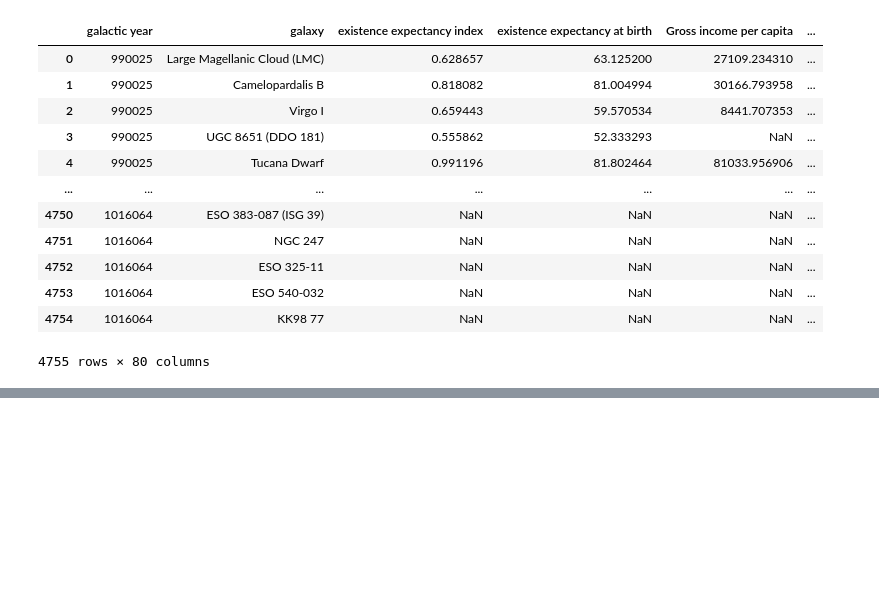
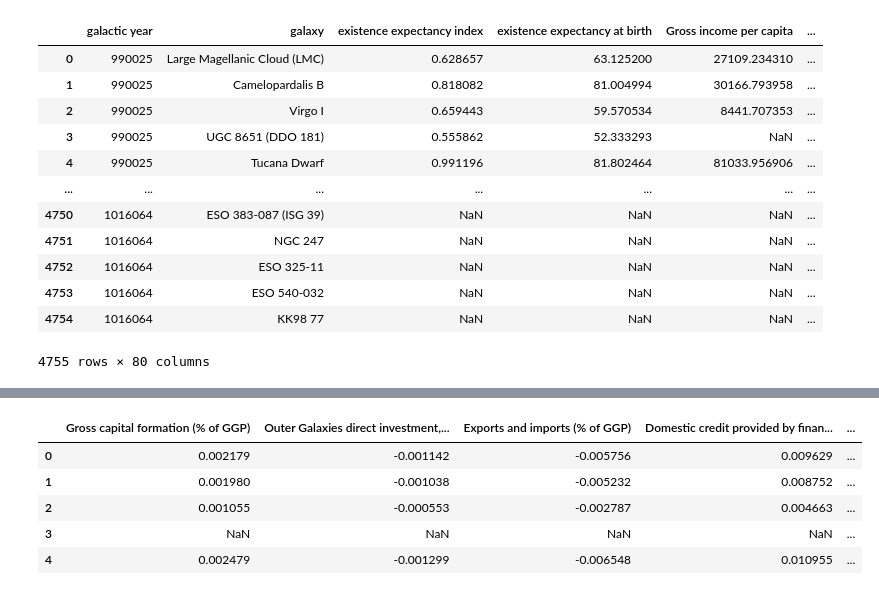
Before and after one commit to devrimcavusoglu/prohack, a Jupyter notebook: notebooks/eda/Exploring Feature Relations.ipynb, the cells around one changed output, grey strips where cells are left out. Drawn from its saved outputs; the diff is of its cells as text; code cells hidden in the pictures; blank space fills up the shorter version.

```diff
--- a/notebooks/eda/Exploring Feature Relations.ipynb
+++ b/notebooks/eda/Exploring Feature Relations.ipynb
@@ -182,0 +190,11 @@ Name: Gross income per capita, dtype: float64
+# %%
+X_pred_test = pd.DataFrame(distribute_test(ggp_test[y], lm.coef_),
+                           columns=X)
+X_pred_test.head()
+# %% [output]
+|  | Gross capital formation (% of GGP) | Outer Galaxies direct investment,... | Exports and imports (% of GGP) | Domestic credit provided by finan... | ... |
+| 0 | 0.002179 | -0.001142 | -0.005756 | 0.009629 | ... |
+| 1 | 0.001980 | -0.001038 | -0.005232 | 0.008752 | ... |
+| 2 | 0.001055 | -0.000553 | -0.002787 | 0.004663 | ... |
+| 3 | NaN | NaN | NaN | NaN | ... |
+| 4 | 0.002479 | -0.001299 | -0.006548 | 0.010955 | ... |
```
Also changed, not shown: parts of 27 cells of this notebook, 1 other file.
